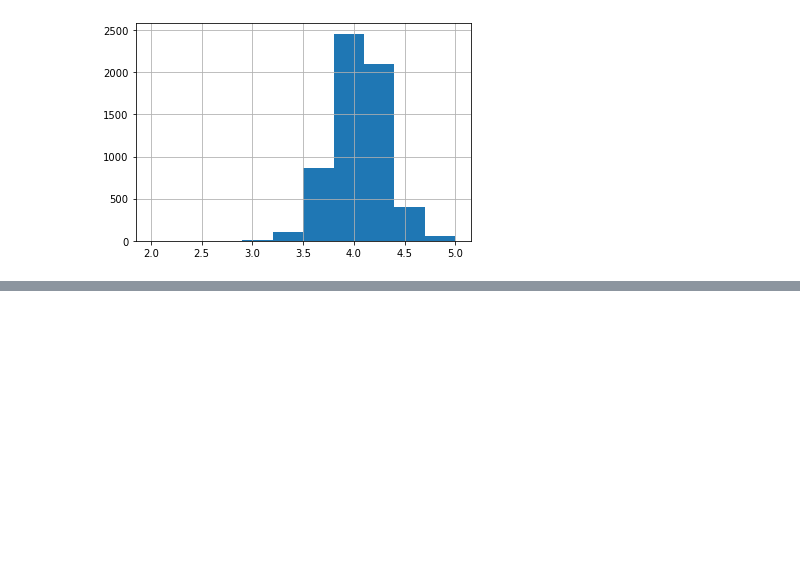
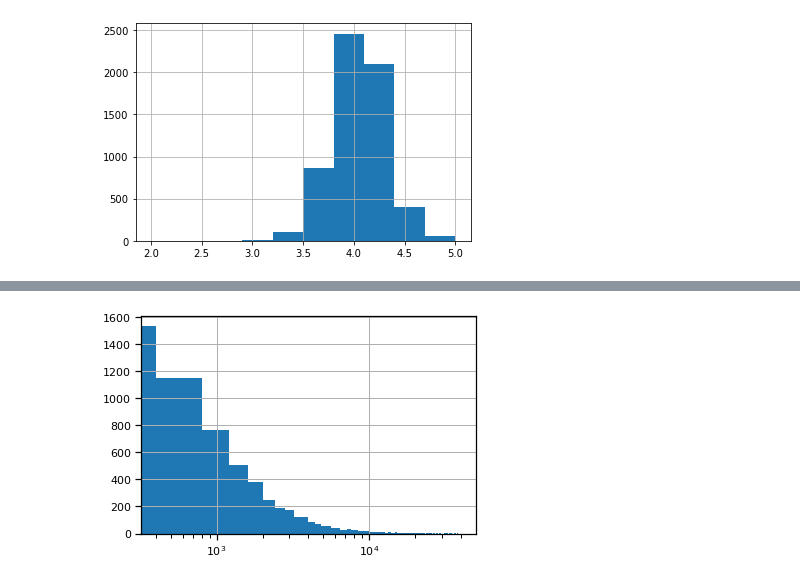
Before and after one commit to ShawnFrost23/machineLearning, a Jupyter notebook: Week1Custom/PythonPandas.ipynb, the cells around one changed output, grey strips where cells are left out. Cells and saved outputs as stored; diff of their text form; code cells hidden in the pictures; blank space fills up the shorter version.

```diff
--- a/Week1Custom/PythonPandas.ipynb
+++ b/Week1Custom/PythonPandas.ipynb
@@ -225,0 +244,6 @@ SyntaxError: invalid syntax (<ipython-input-82-142a4a0524aa>, line 4)
+# %%
+#setting the x axis scale to logartihm changes the grap significantly as seen below.
+data.review_count.hist(bins=np.arange(0, 40000, 400))
+plt.xscale("log")
+# %% [output]
+[figure, added]
```
Also changed, not shown: parts of 6 cells of this notebook.
